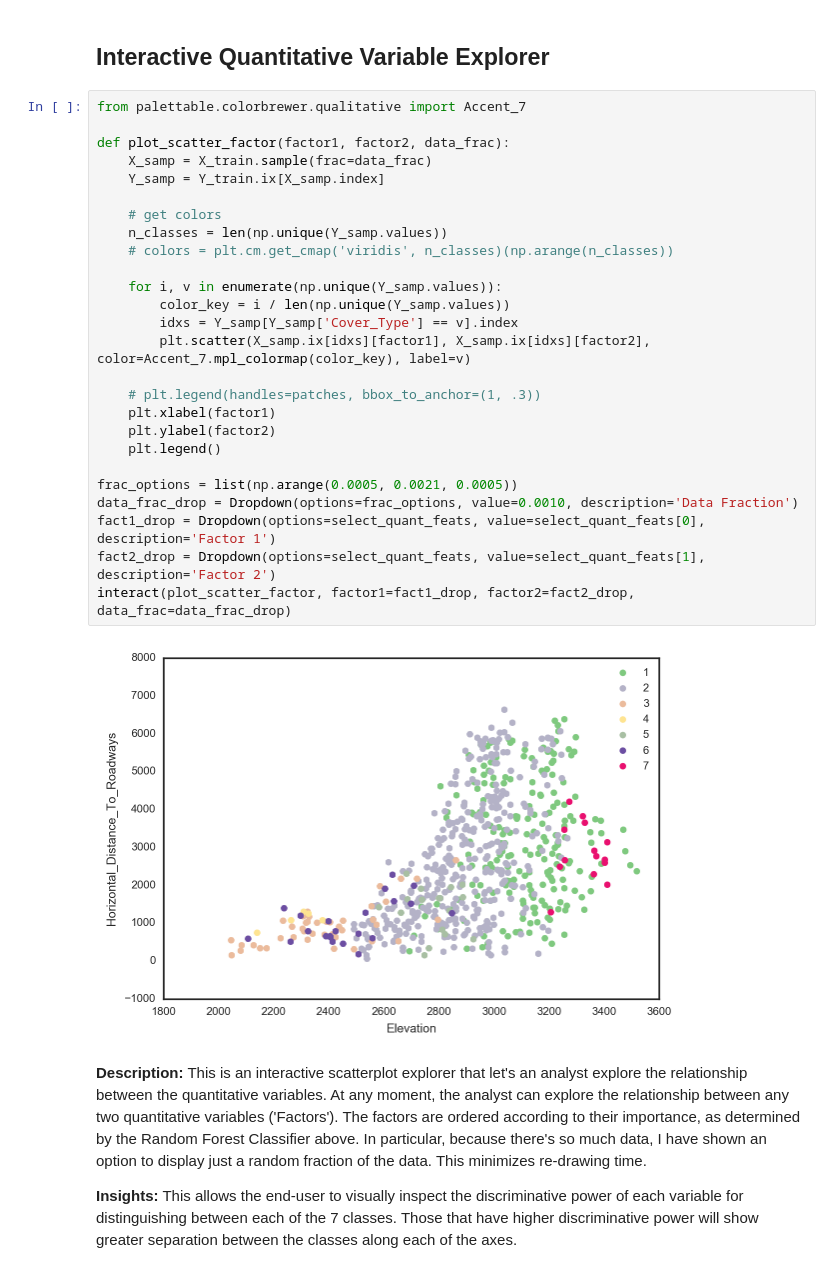
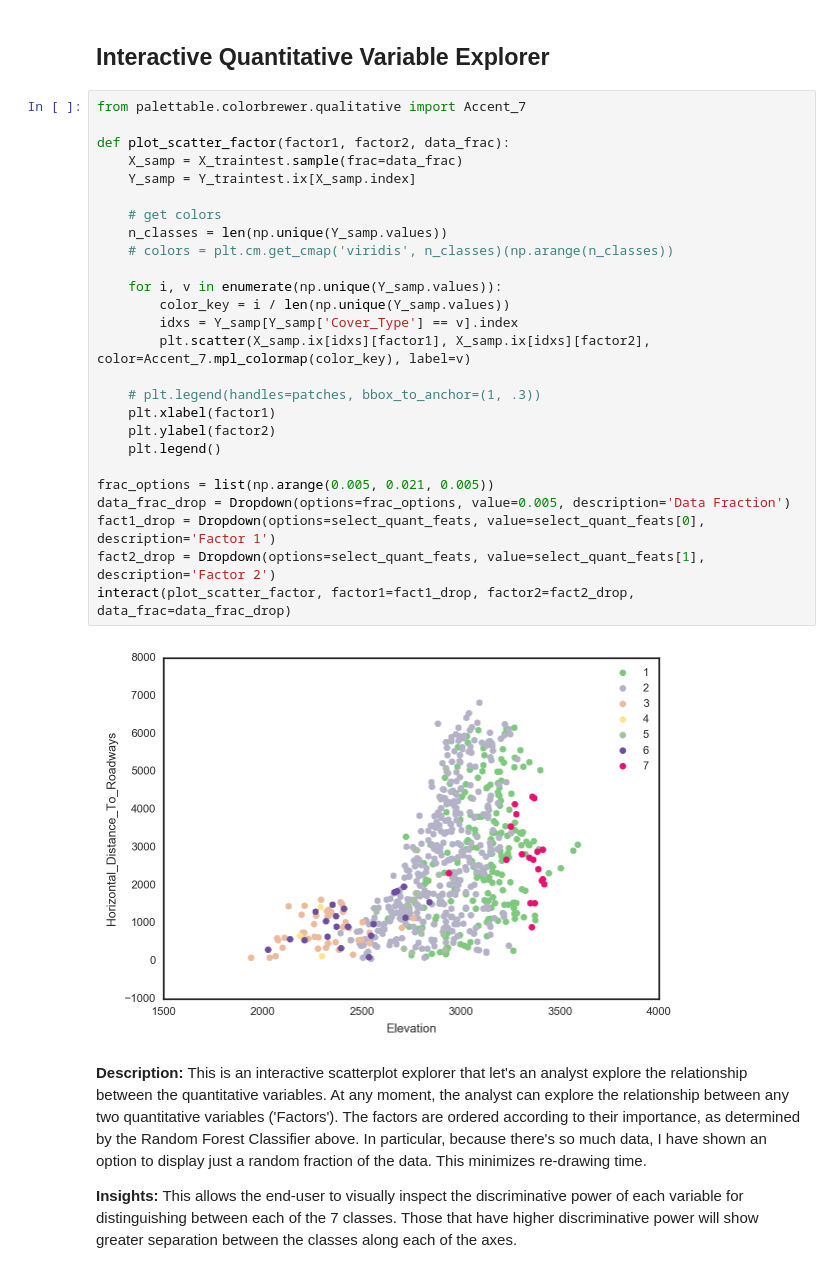
Before and after one commit to ericmjl/iacs2017, a Jupyter notebook: analysis.ipynb, the cells around one changed output. Saved outputs shown, nothing was run; the diff lists cells and outputs as text.

```diff
--- a/analysis.ipynb
+++ b/analysis.ipynb
@@ -520,31 +520,31 @@ My contest entries are below.
 # %%
 from palettable.colorbrewer.qualitative import Accent_7
 
 def plot_scatter_factor(factor1, factor2, data_frac):
-    X_samp = X_train.sample(frac=data_frac)
-    Y_samp = Y_train.ix[X_samp.index]
+    X_samp = X_traintest.sample(frac=data_frac)
+    Y_samp = Y_traintest.ix[X_samp.index]
 
     # get colors
     n_classes = len(np.unique(Y_samp.values))
     # colors = plt.cm.get_cmap('viridis', n_classes)(np.arange(n_classes))
 
     for i, v in enumerate(np.unique(Y_samp.values)):
         color_key = i / len(np.unique(Y_samp.values))
         idxs = Y_samp[Y_samp['Cover_Type'] == v].index
         plt.scatter(X_samp.ix[idxs][factor1], X_samp.ix[idxs][factor2], color=Accent_7.mpl_colormap(color_key), label=v)
 
     # plt.legend(handles=patches, bbox_to_anchor=(1, .3))
     plt.xlabel(factor1)
     plt.ylabel(factor2)
     plt.legend()
 
-frac_options = list(np.arange(0.0005, 0.0021, 0.0005))
-data_frac_drop = Dropdown(options=frac_options, value=0.0010, description='Data Fraction')
+frac_options = list(np.arange(0.005, 0.021, 0.005))
+data_frac_drop = Dropdown(options=frac_options, value=0.005, description='Data Fraction')
 fact1_drop = Dropdown(options=select_quant_feats, value=select_quant_feats[0], description='Factor 1')
 fact2_drop = Dropdown(options=select_quant_feats, value=select_quant_feats[1], description='Factor 2')
 interact(plot_scatter_factor, factor1=fact1_drop, factor2=fact2_drop, data_frac=data_frac_drop)
 # %% [output]
-[figure, old version]
+[figure, new version]
 # %% [markdown]
 **Description:** This is an interactive scatterplot explorer that let's an analyst explore the relationship between the quantitative variables. At any moment, the analyst can explore the relationship between any two quantitative variables ('Factors'). The factors are ordered according to their importance, as determined by the Random Forest Classifier above. In particular, because there's so much data, I have shown an option to display just a random fraction of the data. This minimizes re-drawing time.
 
```
Also changed, not shown: parts of 4 cells of this notebook.
